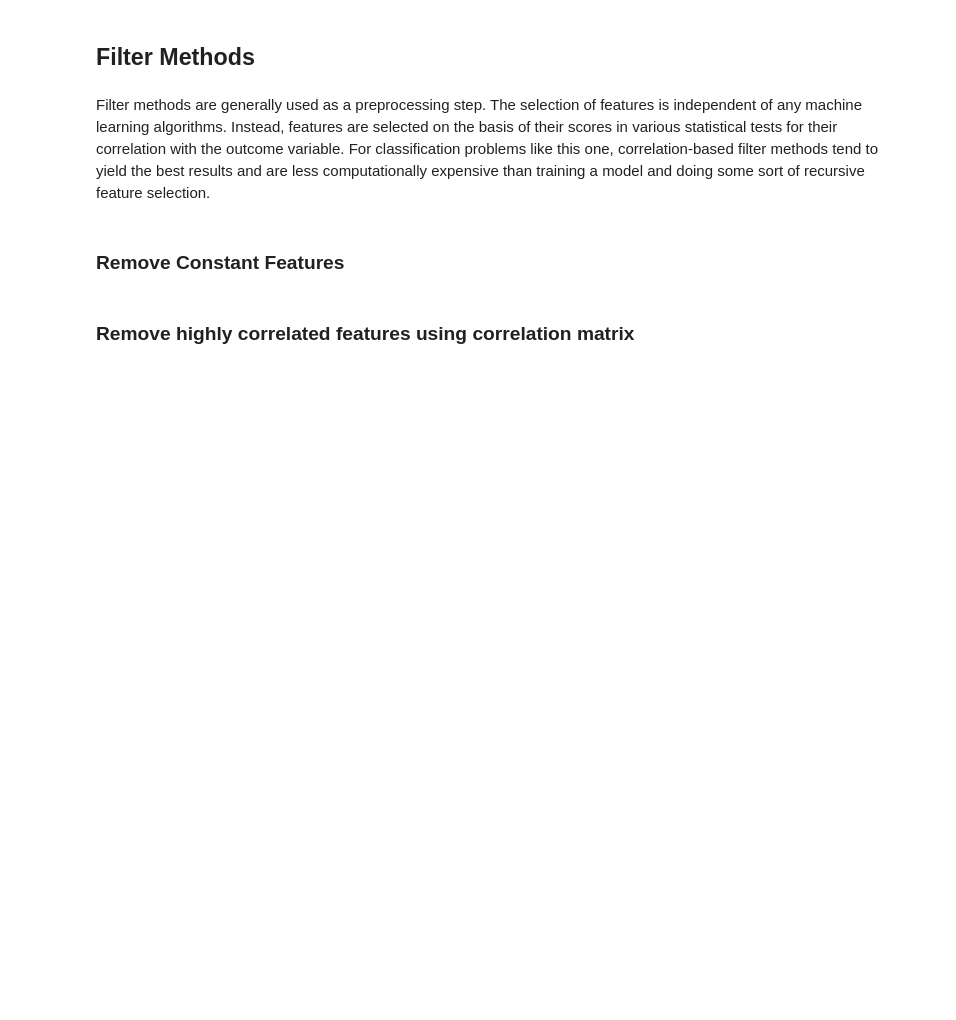
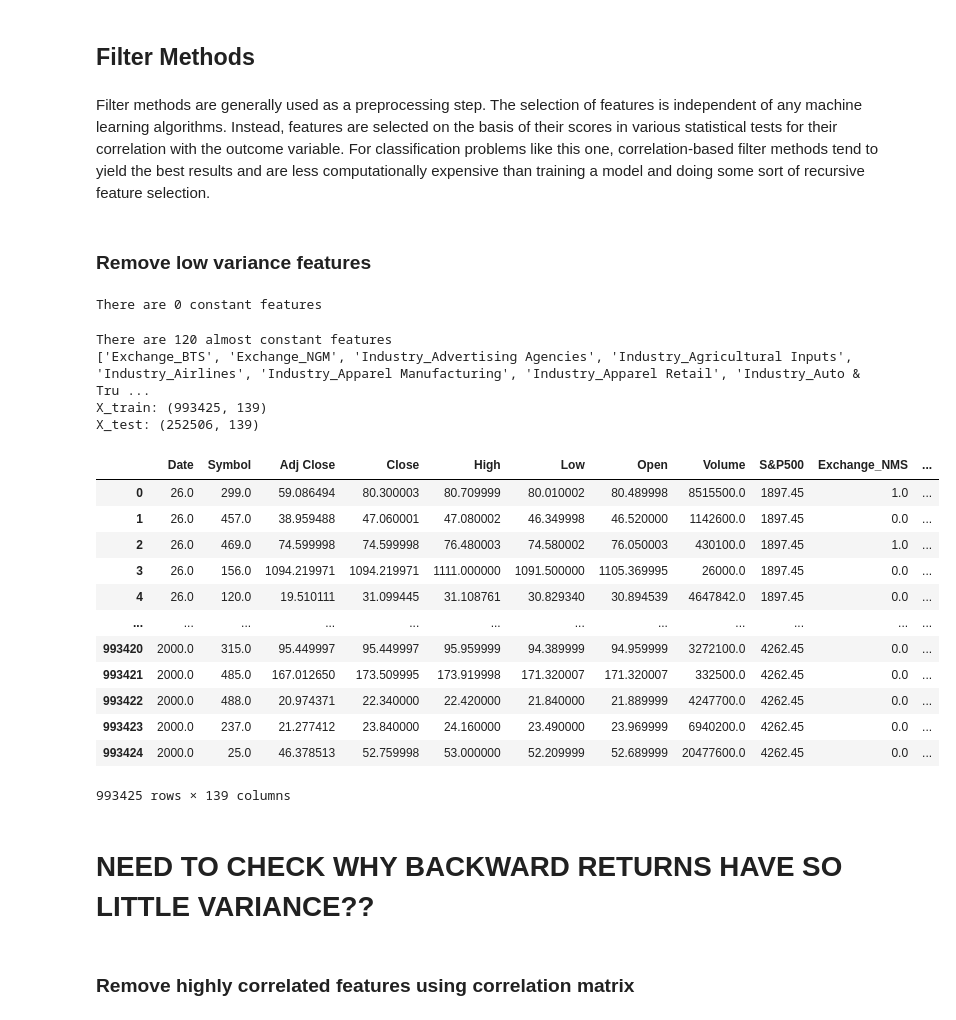
Before and after one commit to ed-churchill/ibm-ml-certificate, a Jupyter notebook: ibm-classification-feature-selection.ipynb, the cells around one changed output. Drawn from its saved outputs; the diff is of its cells as text; code cells hidden in the pictures; blank space fills up the shorter version.

```diff
--- a/ibm-classification-feature-selection.ipynb
+++ b/ibm-classification-feature-selection.ipynb
@@ -23,0 +26,16 @@ Throughout this notebook, we use this article on feature selection to help out h
+# %%
+# Training set
+X_train = df[(df['Date'] <= 2000) & (df['Date'] >= 26)]
+y_train = X_train['3-week Forward Excess Return Sign']
+X_train.drop('3-week Forward Excess Return Sign', inplace=True, axis=1)
+
+# Test set
+X_test = df[(df['Date'] > 2000) & (df['Date'] <= 2502)]
+y_test = X_test['3-week Forward Excess Return Sign']
+X_test.drop('3-week Forward Excess Return Sign', inplace=True, axis=1)
+
+# Print shapes
+print(f"X_train: {X_train.shape}")
+print(f"y_train: {y_train.shape}")
+print(f"X_test: {X_test.shape}")
+print(f"y_test: {y_test.shape}")
@@ -25,7 +56,54 @@ Throughout this notebook, we use this article on feature selection to help out h
 ## Filter Methods
 # %% [markdown]
 Filter methods are generally used as a preprocessing step. The selection of features is independent of any machine learning algorithms. Instead, features are selected on the basis of their scores in various statistical tests for their correlation with the outcome variable. For classification problems like this one, correlation-based filter methods tend to yield the best results and are less computationally expensive than training a model and doing some sort of recursive feature selection.
-# %% [markdown]
-### Remove Constant Features
+# %% [markdown]
+### Remove low variance features
+# %%
+# Check if any features have 0 variance
+from sklearn.feature_selection import VarianceThreshold
+zero_threshold = VarianceThreshold(threshold=0)
+zero_threshold.fit(X_train)
+num_constant_features = len(X_train.columns) - sum(zero_threshold.get_support())
+print(f"There are {num_constant_features} constant features")
+# %% [output]
+There are 0 constant features
+# %%
+# Find 'almost' constant features
+almost_constant_threshold = VarianceThreshold(threshold=0.01)
+almost_constant_threshold.fit(X_train)
+num_almost_constant_features = len(X_train.columns) - sum(almost_constant_threshold.get_support())
+print(f"There are {num_almost_constant_features} almost constant features")
+print([c for c in X_train.columns if c not in X_train.columns[almost_constant_threshold.get_support()]])
+
+# Remove 'almost constant' features
+X_train = pd.DataFrame(almost_constant_threshold.transform(X_train), columns=X_train.columns[almost_constant_threshold.get_support()])
+X_test = pd.DataFrame(almost_constant_threshold.transform(X_test), columns=X_test.columns[almost_constant_threshold.get_support()])
+
+# Check shapes to ensure features have been removed
+print(f"X_train: {X_train.shape}")
+print(f"X_test: {X_test.shape}")
+# %% [output]
+There are 120 almost constant features
+['Exchange_BTS', 'Exchange_NGM', 'Industry_Advertising Agencies', 'Industry_Agricultural Inputs', 'Industry_Airlines', 'Industry_Apparel Manufacturing', 'Industry_Apparel Retail', 'Industry_Auto & Tru ...
+X_train: (993425, 139)
+X_test: (252506, 139)
+# %%
+X_train
+# %% [output]
+|  | Date | Symbol | Adj Close | Close | High | Low | Open | Volume | S&P500 | Exchange_NMS | ... |
+| 0 | 26.0 | 299.0 | 59.086494 | 80.300003 | 80.709999 | 80.010002 | 80.489998 | 8515500.0 | 1897.45 | 1.0 | ... |
+| 1 | 26.0 | 457.0 | 38.959488 | 47.060001 | 47.080002 | 46.349998 | 46.520000 | 1142600.0 | 1897.45 | 0.0 | ... |
+| 2 | 26.0 | 469.0 | 74.599998 | 74.599998 | 76.480003 | 74.580002 | 76.050003 | 430100.0 | 1897.45 | 1.0 | ... |
+| 3 | 26.0 | 156.0 | 1094.219971 | 1094.219971 | 1111.000000 | 1091.500000 | 1105.369995 | 26000.0 | 1897.45 | 0.0 | ... |
+| 4 | 26.0 | 120.0 | 19.510111 | 31.099445 | 31.108761 | 30.829340 | 30.894539 | 4647842.0 | 1897.45 | 0.0 | ... |
+| ... | ... | ... | ... | ... | ... | ... | ... | ... | ... | ... | ... |
+| 993420 | 2000.0 | 315.0 | 95.449997 | 95.449997 | 95.959999 | 94.389999 | 94.959999 | 3272100.0 | 4262.45 | 0.0 | ... |
+| 993421 | 2000.0 | 485.0 | 167.012650 | 173.509995 | 173.919998 | 171.320007 | 171.320007 | 332500.0 | 4262.45 | 0.0 | ... |
+| 993422 | 2000.0 | 488.0 | 20.974371 | 22.340000 | 22.420000 | 21.840000 | 21.889999 | 4247700.0 | 4262.45 | 0.0 | ... |
+| 993423 | 2000.0 | 237.0 | 21.277412 | 23.840000 | 24.160000 | 23.490000 | 23.969999 | 6940200.0 | 4262.45 | 0.0 | ... |
+| 993424 | 2000.0 | 25.0 | 46.378513 | 52.759998 | 53.000000 | 52.209999 | 52.689999 | 20477600.0 | 4262.45 | 0.0 | ... |
+993425 rows × 139 columns
+# %% [markdown]
+# NEED TO CHECK WHY BACKWARD RETURNS HAVE SO LITTLE VARIANCE??
 # %% [markdown]
 ### Remove highly correlated features using correlation matrix
```
Also changed, not shown: parts of 4 cells of this notebook.
